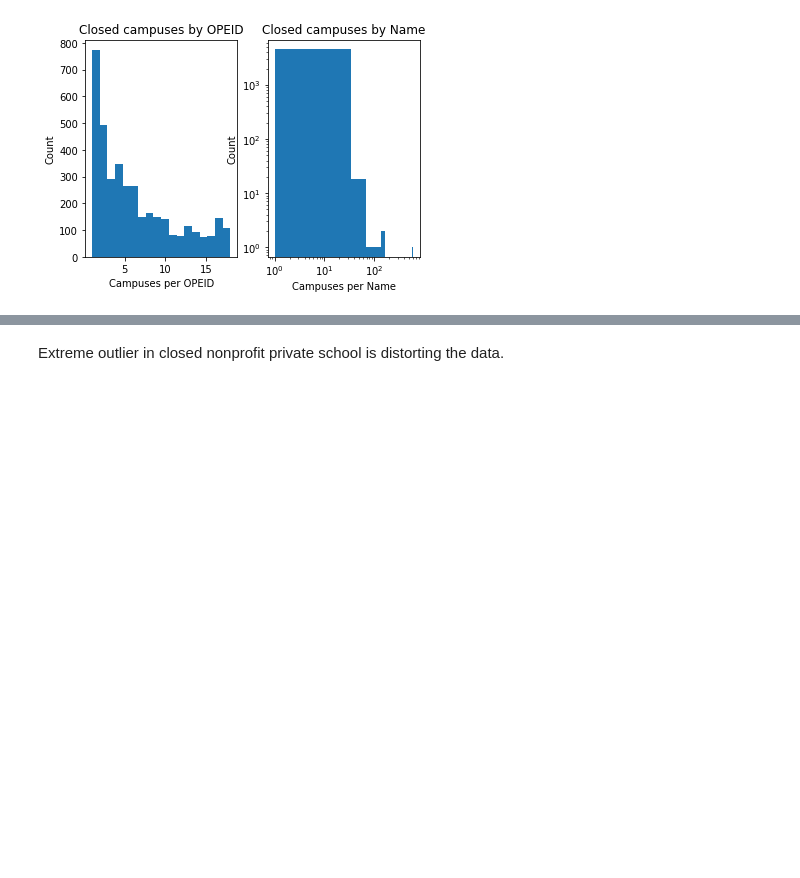
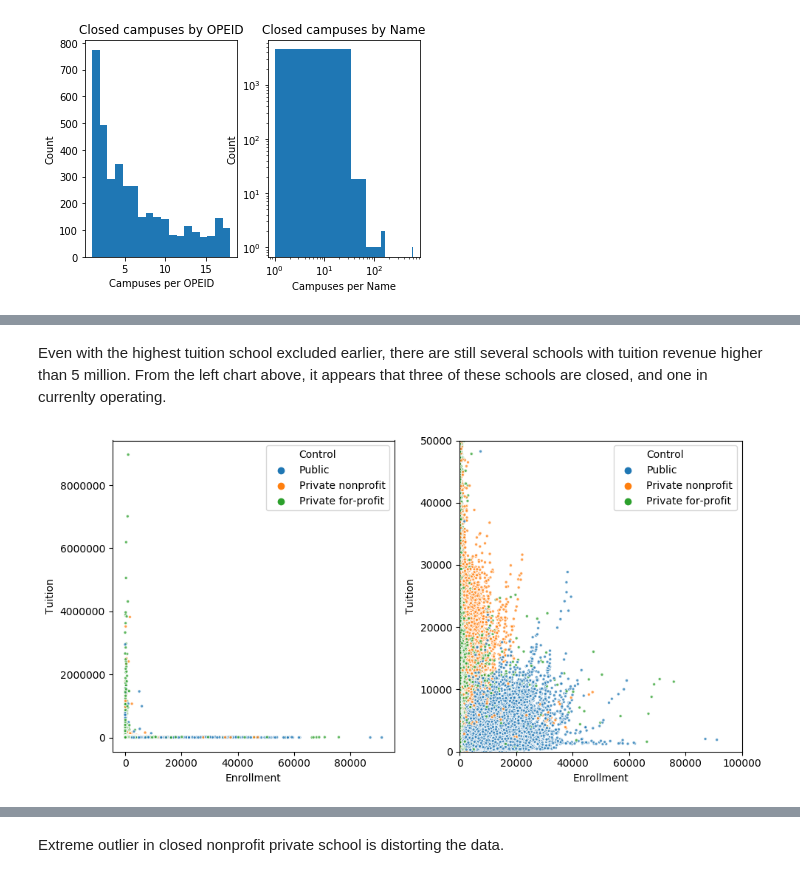
Before and after one commit to kregier/Springboard, a Jupyter notebook: Capstone2/CollegeScorecard-EDA.ipynb, the cells around one changed output, grey strips where cells are left out. Drawn from its saved outputs; the diff is of its cells as text; code cells hidden in the pictures; blank space fills up the shorter version.

```diff
--- a/Capstone2/CollegeScorecard-EDA.ipynb
+++ b/Capstone2/CollegeScorecard-EDA.ipynb
@@ -1111,0 +1182,19 @@ Private for-profit schools can have much higher enrollments than the other two t
+# %% [markdown]
+Even with the highest tuition school excluded earlier, there are still several schools with tuition revenue higher than 5 million. From the left chart above, it appears that three of these schools are closed, and one in currenlty operating.
+# %%
+fig=plt.figure(figsize=(10,5), dpi= 100, facecolor='w', edgecolor='k')
+plt.subplot(1, 2, 1)
+sns.scatterplot('Enrollment-DegreeSeeking', 'TuitionRevenue/FTE', data=data, hue='Control', marker='.', alpha=0.75)
+plt.xlabel('Enrollment')
+plt.ylabel('Tuition')
+
+plt.subplot(1, 2, 2)
+sns.scatterplot('Enrollment-DegreeSeeking', 'TuitionRevenue/FTE', data=data, hue='Control', marker='.', alpha=0.75)
+plt.xlabel('Enrollment')
+plt.ylabel('Tuition')
+plt.xlim(0, 100000)
+plt.ylim(0, 50000)
+plt.tight_layout()
+plt.show()
+# %% [output]
+[figure, added]
```
Also changed, not shown: parts of 75 cells of this notebook.
